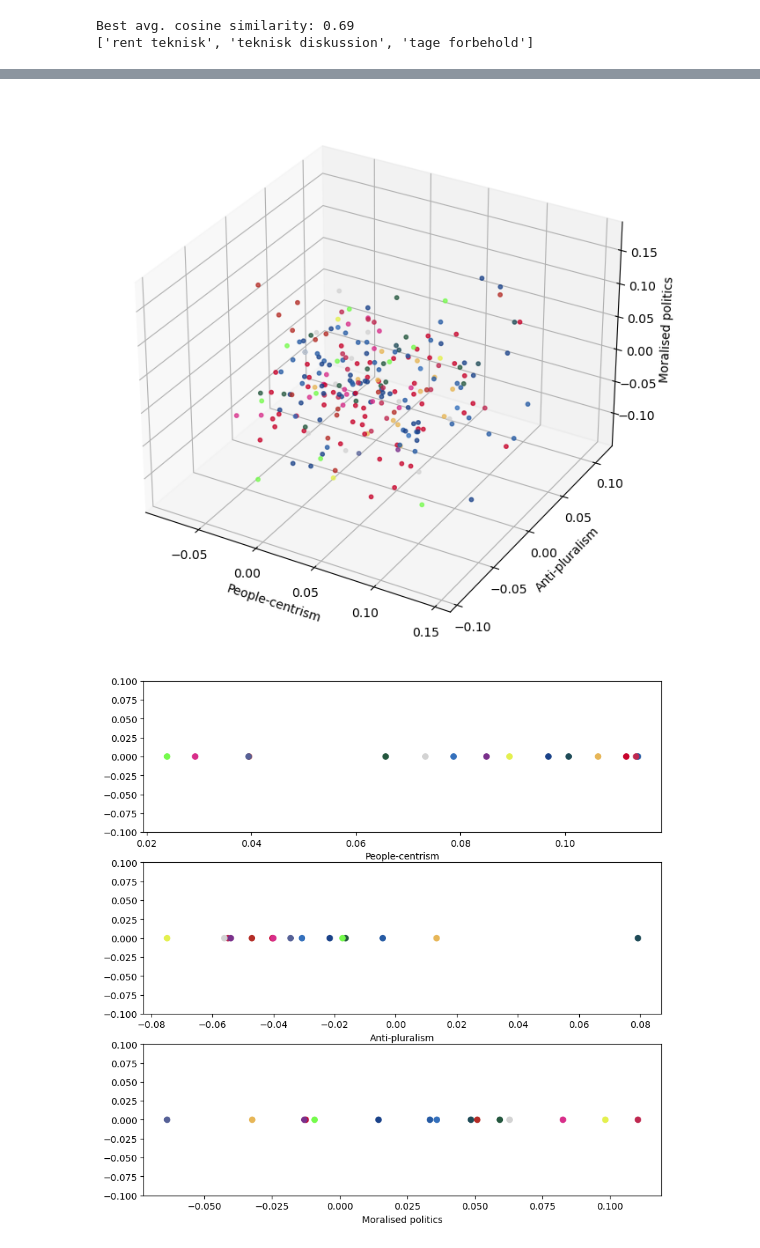
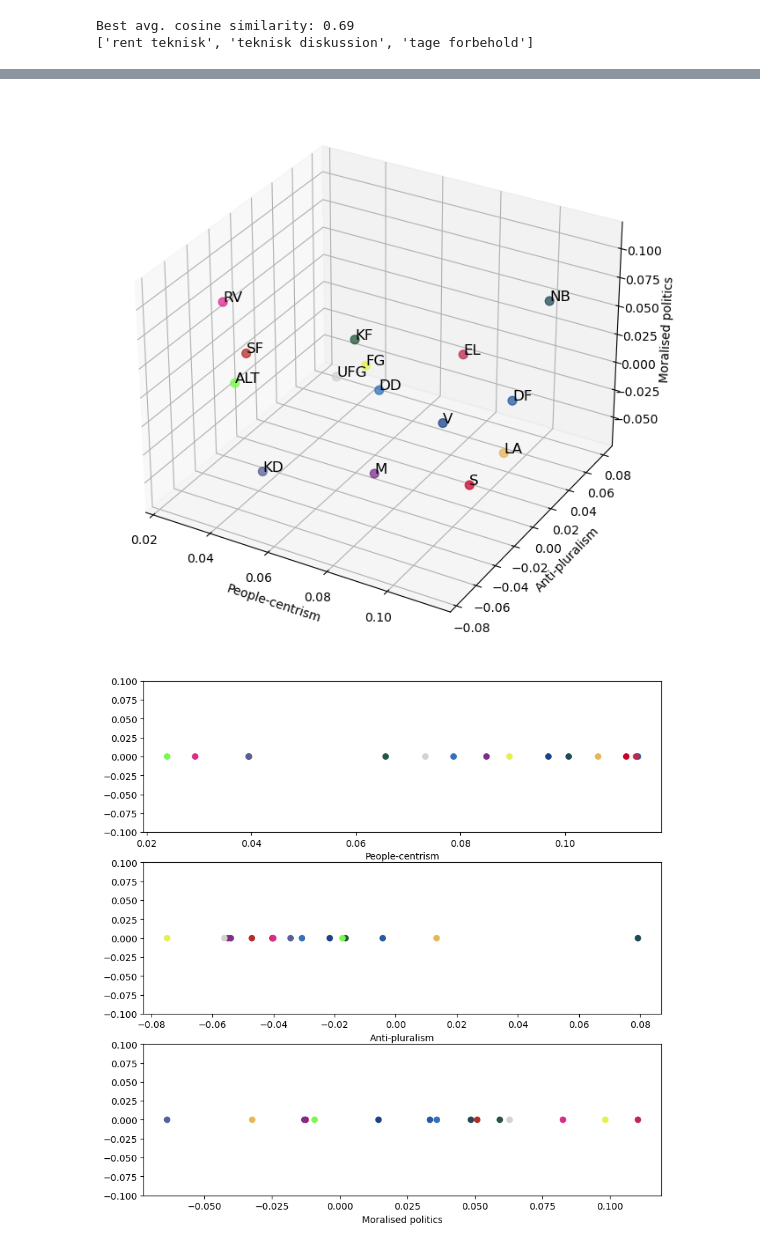
Before and after one commit to paride92/GeneralisedPoliticalScaling, a Jupyter notebook: modelling.ipynb, the cells around one changed output, grey strips where cells are left out. Cells and saved outputs as stored; diff of their text form; code cells hidden in the pictures.

```diff
--- a/modelling.ipynb
+++ b/modelling.ipynb
@@ -1397,7 +1323,7 @@ plt.show()
 # %%
 # assume we have a matrix of word and document vectors called `embedding_matrix`
 # with shape (num_documents, embedding_dimension)
-embedding_matrix = pol2vec_model.document_vectors
+embedding_matrix = pol2vec_model.party_vectors
 
 # assume we have three subdimension vectors called `v1`, `v2`, and `v3`
 # with shape (embedding_dimension,)
@@ -1435,38 +1361,38 @@ ax.set_zlabel('Moralised politics')
 # ax.set_xlim([0.02, 0.125])
 # ax.set_ylim([-0.01, 0.2])
 # ax.set_zlim([0, 0.075])
 
 # Create a scatter plot of the politician embeddings
 xs = embeddings[:,0]
 ys = embeddings[:,1]
 zs = embeddings[:,2]
-ax.scatter(xs, ys, zs, s=10, alpha=0.75, color=colorlist)
+ax.scatter(xs, ys, zs, s=50, alpha=0.75, color=party_labels['color'])
 
-# for i, embedding in enumerate(embeddings):
-#     x, y, z = embedding
-#     ax.text(x, y, z, party_labels.iloc[i]['party'], color='black')
+for i, embedding in enumerate(embeddings):
+    x, y, z = embedding
+    ax.text(x, y, z, party_labels.iloc[i]['party'], color='black', size=12)
 
 # Add selected word vectors and labels to the plot
 # def plot_words(ax, dimension, projection_matrix, color, size=7):
 
 #     for i, dimvec in enumerate(dimension.vecs['present']):
 #         x, y, z = projection_matrix.T.dot(dimvec)
 #         ax.scatter(x, y, z, s=0, alpha=1, color=color)
 #         ax.text(x, y, z, dimension.words['present'][i], color=color, size=size)
 
 #     for i, dimvec in enumerate(dimension.vecs['absent']):
 #         x, y, z = projection_matrix.T.dot(dimvec)
 #         ax.scatter(x, y, z, s=0.25, alpha=1, color=color)
 #         ax.text(x, y, z, dimension.words['absent'][i], color=color, size=size)
 
 # plot_words(ax, PC_dimension, projection_matrix, 'red')
 # plot_words(ax, AP_dimension, projection_matrix, 'blue')
 # plot_words(ax, MP_dimension, projection_matrix, 'green')
 
 # Show the plot
 plt.show()
 # %% [output]
-[figure, old version]
+[figure, new version]
 # %%
 colorlist = combined_hover.dropna()['color']
 
```
Also changed, not shown: parts of 2 cells of this notebook.
